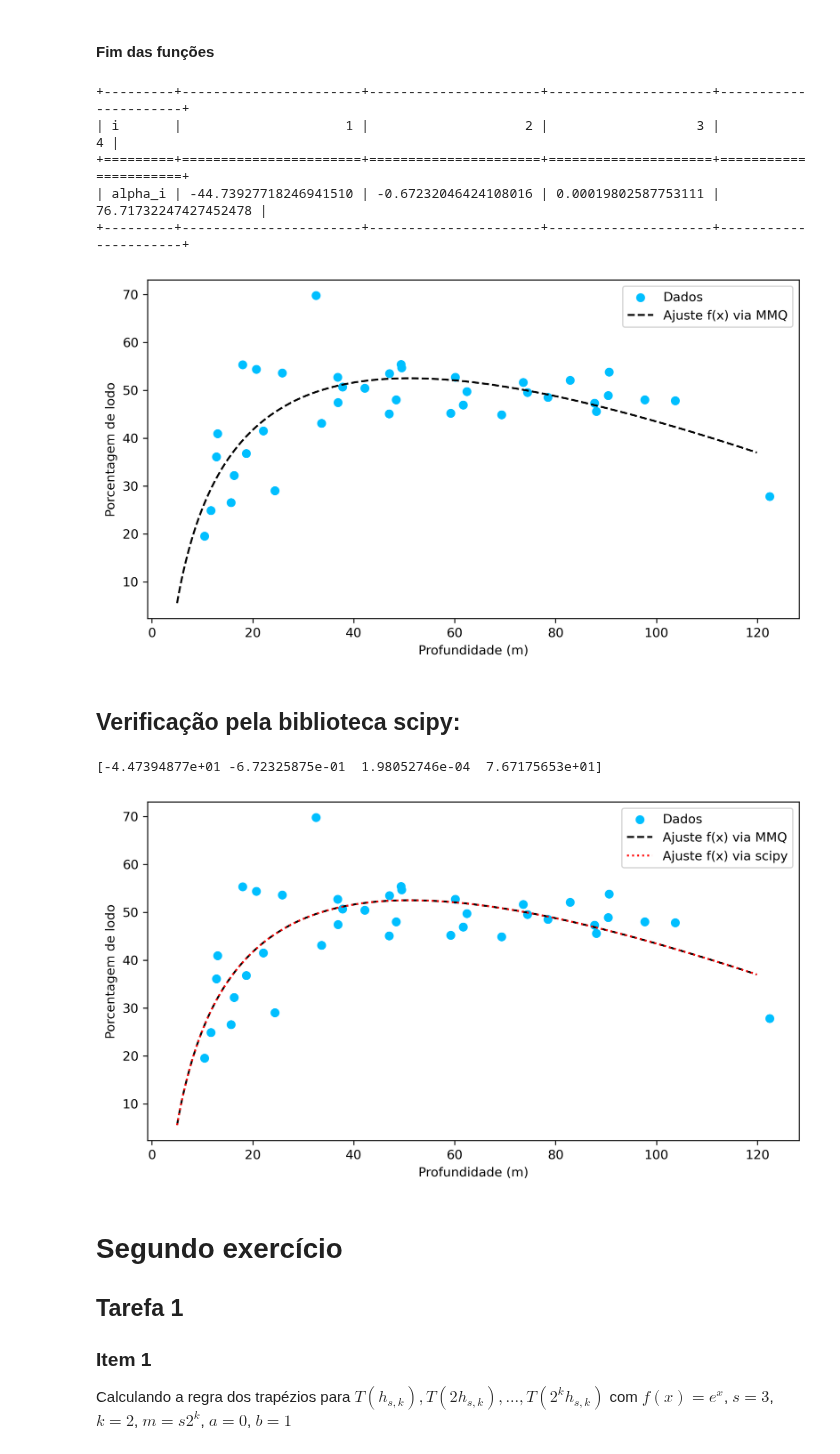
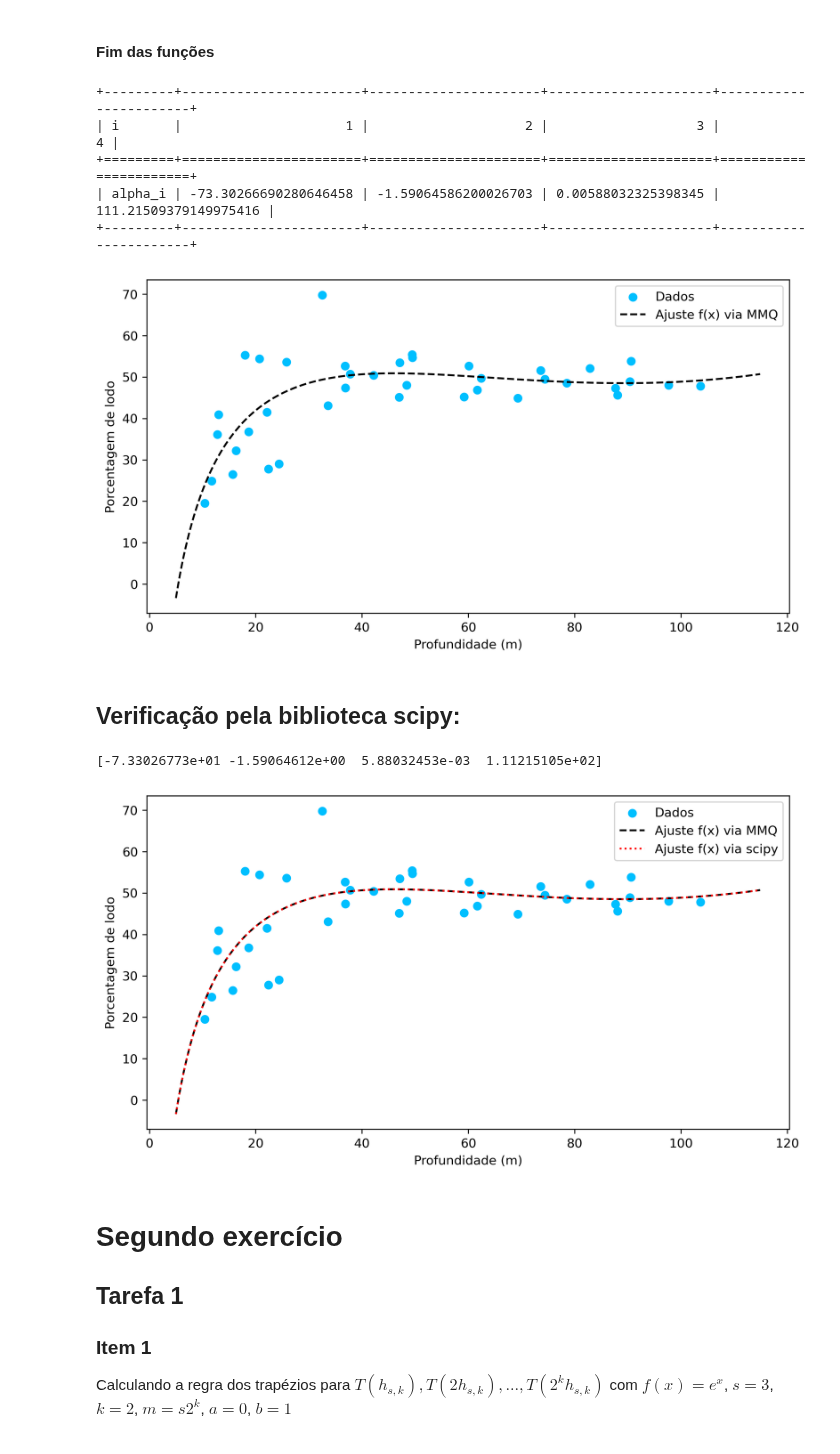
Before and after one commit to viniciusrocca/College_Codes, a Jupyter notebook: Lista2_CalcNum.ipynb, the cells around one changed output. Saved outputs shown, nothing was run; the diff lists cells and outputs as text; code cells hidden in the pictures.

```diff
--- a/Lista2_CalcNum.ipynb
+++ b/Lista2_CalcNum.ipynb
@@ -167,8 +167,9 @@ def x_sqrtlog(x):
 #Dados
 
 #Profundidade em metros
-x = [10.4,11.7,12.8,13,15.7,16.3,18,18.7,20.7,22.1,122.4,24.4,25.8,32.5,33.6,36.8,37.8,36.9,42.2,47,47.1,48.4,49.4,49.5,59.2,60.1,61.7,62.4,69.3,73.6,74.4,78.5,82.9,87.7,88.1,90.4,90.6,97.7,103.7]
-
+#x antes de arrumar o erro em i=10: x = [10.4,11.7,12.8,13,15.7,16.3,18,18.7,20.7,22.1,122.4,24.4,25.8,32.5,33.6,36.8,37.8,36.9,42.2,47,47.1,48.4,49.4,49.5,59.2,60.1,61.7,62.4,69.3,73.6,74.4,78.5,82.9,87.7,88.1,90.4,90.6,97.7,103.7]
+#x com o valor certo para i=10
+x = [10.4,11.7,12.8,13,15.7,16.3,18,18.7,20.7,22.1,22.4,24.4,25.8,32.5,33.6,36.8,37.8,36.9,42.2,47,47.1,48.4,49.4,49.5,59.2,60.1,61.7,62.4,69.3,73.6,74.4,78.5,82.9,87.7,88.1,90.4,90.6,97.7,103.7]
 
 #Porcentagem de lodo para uma profundidade x
 y = [19.5,24.9,36.1,40.9,26.5,32.2,55.3,36.8,54.4,41.5,27.8,29,53.6,69.8,43.1,52.7,50.7,47.4,50.4,45.1,53.5,48,55.4,54.7,45.2,52.7,46.9,49.7,44.9,51.6,49.5,48.5,52.1,47.3,45.6,48.9,53.8,48.0,47.8]
@@ -181,22 +182,22 @@ index = [i for i in range(1,5)]
 
 print(tabulate([np.append(['alpha_i'],alpha)],headers = np.append(['i'],index),tablefmt='grid',numalign="right", floatfmt = ".17f"))
 # %% [output]
-+---------+-----------------------+----------------------+---------------------+----------------------+
-| i       |                     1 |                    2 |                   3 |                    4 |
-+=========+=======================+======================+=====================+======================+
-| alpha_i | -44.73927718246941510 | -0.67232046424108016 | 0.00019802587753111 | 76.71732247427452478 |
-+---------+-----------------------+----------------------+---------------------+----------------------+
++---------+-----------------------+----------------------+---------------------+-----------------------+
+| i       |                     1 |                    2 |                   3 |                     4 |
++=========+=======================+======================+=====================+=======================+
+| alpha_i | -73.30266690280646458 | -1.59064586200026703 | 0.00588032325398345 | 111.21509379149975416 |
++---------+-----------------------+----------------------+---------------------+-----------------------+
 # %%
 plt.figure(figsize = [9.2,4.9], dpi = 300)
 plt.scatter(x,y, color = 'deepskyblue', label = 'Dados')
-x_cont = np.arange(5,120,0.1)
+x_cont = np.arange(5,115,0.1)
 plt.plot(x_cont,f(x_cont,alpha,cte_1,x_func,x_square,log), ls = '--', color = 'black', label =  "Ajuste f(x) via MMQ")
 plt.xlabel('Profundidade (m)')
 plt.ylabel('Porcentagem de lodo')
 plt.legend()
 plt.show()
 # %% [output]
-[figure, old version]
+[figure, new version]
 # %%
 #Escrevendo a tabela em um arquivo .txt
 z = open("lista_2_output.txt", "w")
@@ -212,19 +213,19 @@ def func_scp(x,a,b,c,d):
 fit_param, cov_param = curve_fit(func_scp,x,y)
 print(fit_param)
 # %% [output]
-[-4.47394877e+01 -6.72325875e-01  1.98052746e-04  7.67175653e+01]
+[-7.33026773e+01 -1.59064612e+00  5.88032453e-03  1.11215105e+02]
 # %%
 plt.figure(figsize = [9.2,4.9], dpi = 300)
 plt.scatter(x,y, color = 'deepskyblue', label = 'Dados')
-x_cont = np.arange(5,120,0.1)
+x_cont = np.arange(5,115,0.1)
 plt.plot(x_cont,f(x_cont,alpha,cte_1,x_func,x_square,log), ls = '--', color = 'black', label =  "Ajuste f(x) via MMQ")
 plt.plot(x_cont,f(x_cont,fit_param,cte_1,x_func,x_square,log), ls = ':', color = 'red', label =  "Ajuste f(x) via scipy")
 plt.xlabel('Profundidade (m)')
 plt.ylabel('Porcentagem de lodo')
 plt.legend()
 plt.show()
 # %% [output]
-[figure, old version]
+[figure, new version]
 # %% [markdown]
 # Segundo exercício
 
```
